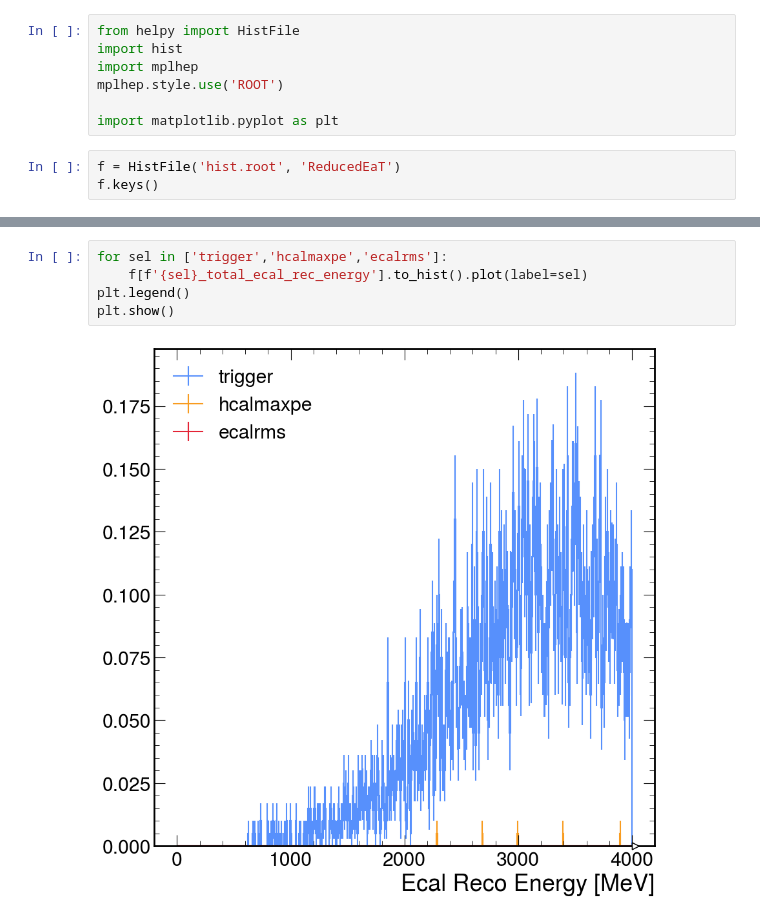
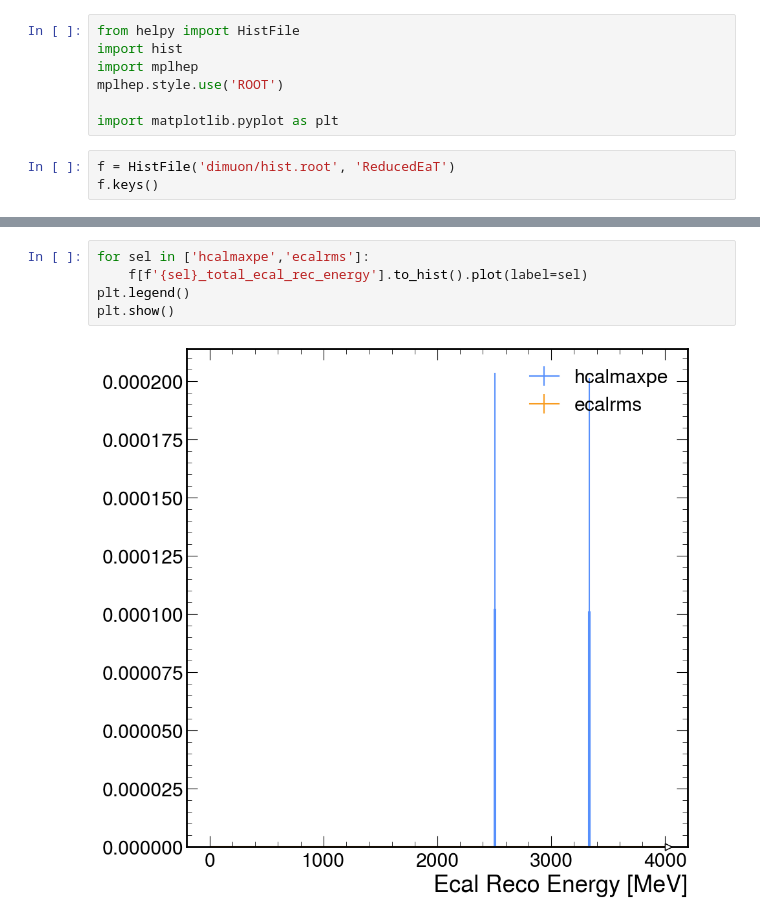
Before and after one commit to tomeichlersmith/ldmx-eat-reduced, a Jupyter notebook: view-hists.ipynb, the cells around one changed output, grey strips where cells are left out. Cells and saved outputs as stored; diff of their text form.

Commit message:
another set of runs to make sure hists are filled properly

```diff
--- a/view-hists.ipynb
+++ b/view-hists.ipynb
@@ -6,7 +6,7 @@ mplhep.style.use('ROOT')
 
 import matplotlib.pyplot as plt
 # %%
-f = HistFile('hist.root', 'ReducedEaT')
+f = HistFile('dimuon/hist.root', 'ReducedEaT')
 f.keys()
 # %% [output]
 ['n_hcal_veto_hits',
@@ -16,7 +41,7 @@ f.keys()
 # %%
-for sel in ['trigger','hcalmaxpe','ecalrms']:
+for sel in ['hcalmaxpe','ecalrms']:
     f[f'{sel}_total_ecal_rec_energy'].to_hist().plot(label=sel)
 plt.legend()
 plt.show()
 # %% [output]
-[figure, old version]
+[figure, new version]
```
Also changed, not shown: parts of 2 cells of this notebook, 1 other file.
